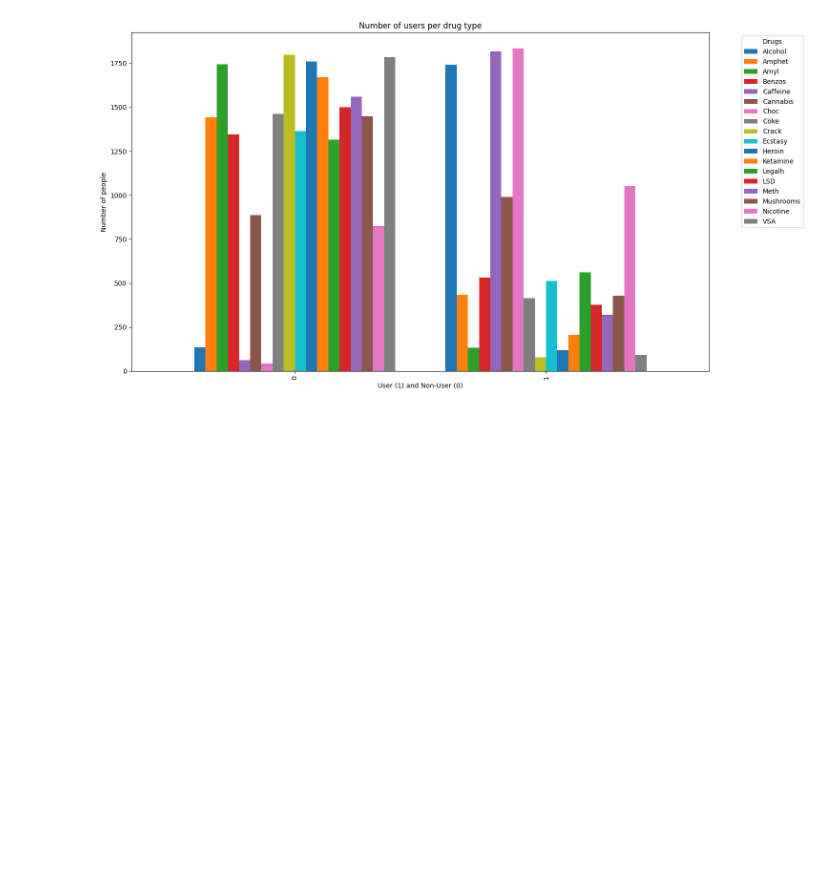
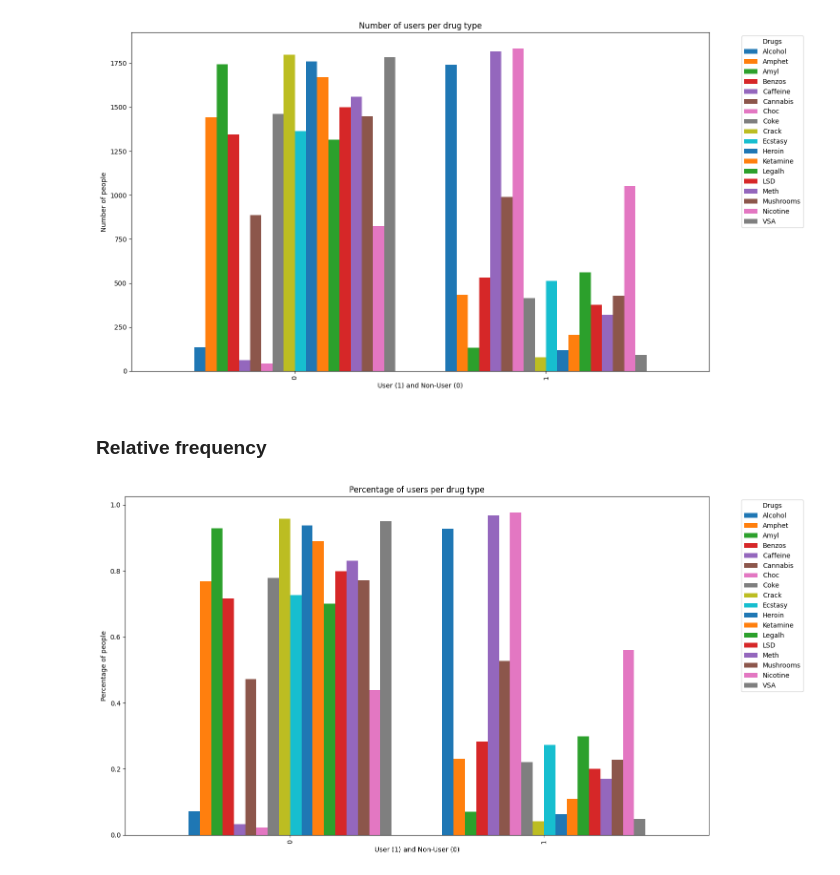
Before and after one commit to salleo0/Project_StatML, a Jupyter notebook: PROJECT_STATML.ipynb, the cells around one changed output. Cells and saved outputs as stored; diff of their text form; code cells hidden in the pictures; blank space fills up the shorter version.

```diff
--- a/PROJECT_STATML.ipynb
+++ b/PROJECT_STATML.ipynb
@@ -27,6 +28,9 @@ features = [
     'Ecstasy', 'Heroin', 'Ketamine', 'Legalh', 'LSD', 'Meth', 'Mushrooms',
     'Nicotine', 'Semeron', 'VSA'
 ]
+
+input_features = ['Age', 'Gender', 'Education', 'Country', 'Ethnicity',
+    'Nscore', 'Escore', 'Oscore', 'Ascore', 'Cscore', 'Impulsive', 'SS',]
 
 # output
 drugs = [
@@ -48,6 +52,7 @@ for drug in drugs:
     data[drug] = data[drug].apply(lambda x: 1 if x in ['CL3','CL4','CL5','CL6'] else 0)
 
 print(len(data))
+tot_users = len(data)
 data.head()
 # %% [output]
 1877
@@ -74,3 +81,20 @@ plt.tight_layout()
 plt.show()
 # %% [output]
 [figure]
+# %% [markdown]
+### Relative frequency
+# %%
+# Plot 2: relative drug usage
+try:
+    rel_users_df = users_df / tot_users
+    rel_users_df.plot(kind='bar', figsize=(15,8), width=0.8)
+    plt.title('Percentage of users per drug type')
+    plt.xlabel('User (1) and Non-User (0)')
+    plt.ylabel('Percentage of people')
+    plt.legend(title='Drugs', bbox_to_anchor=(1.05,1), loc='upper left')
+    plt.tight_layout()
+    plt.show()
+except Exception as e:
+    print(f"Error while calculating or displaying relative frequences: {e}")
+# %% [output]
+[figure, added]
```
Also changed, not shown: parts of 14 cells of this notebook.
